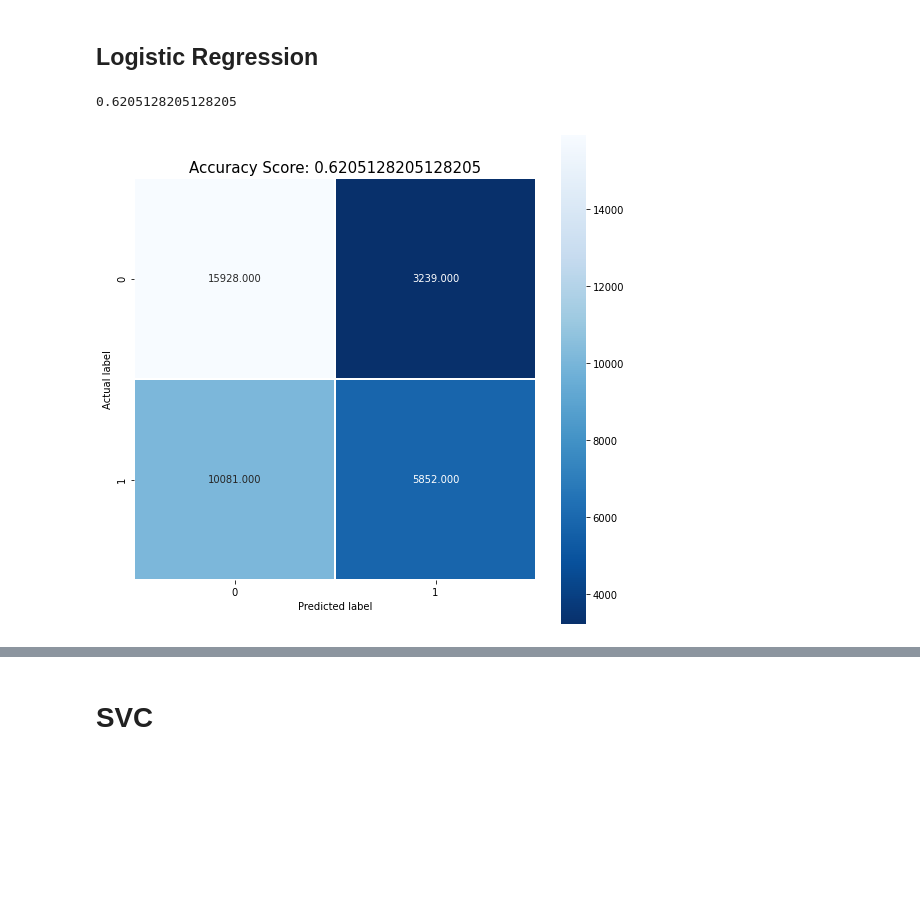
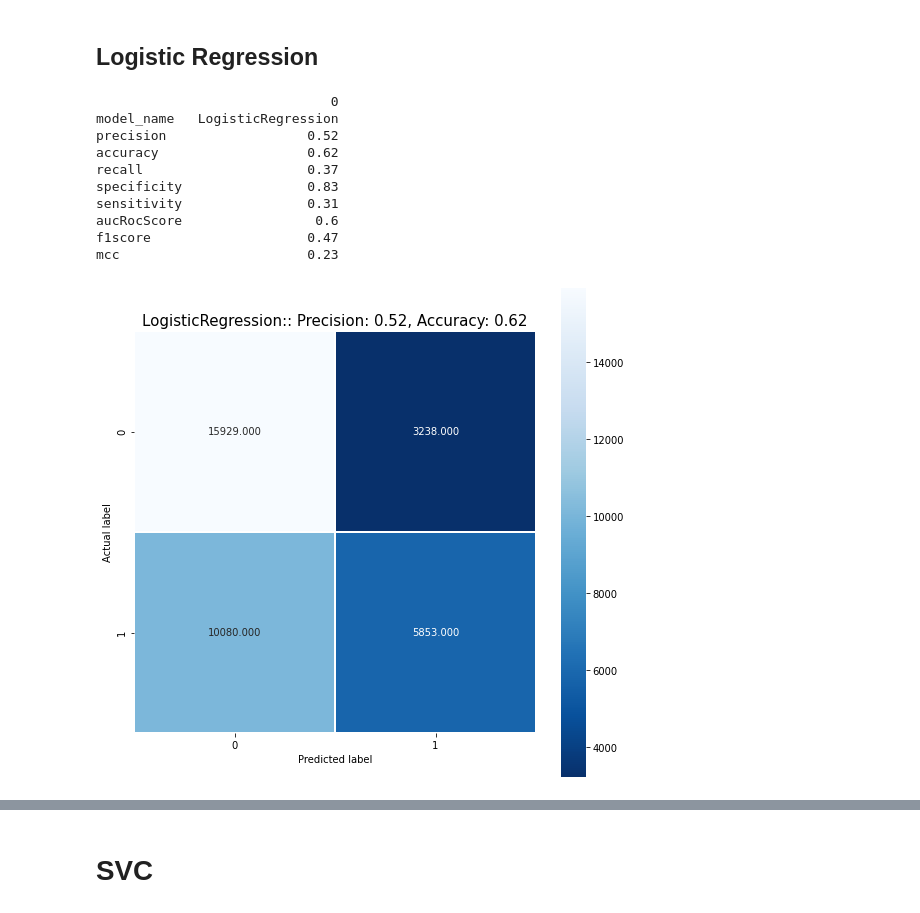
Before and after one commit to venkat15vk/INSIGHT, a Jupyter notebook: research/ML Analysis.ipynb, the cells around one changed output, grey strips where cells are left out. Cells and saved outputs as stored; diff of their text form; code cells hidden in the pictures; blank space fills up the shorter version.

```diff
--- a/research/ML Analysis.ipynb
+++ b/research/ML Analysis.ipynb
@@ -62,47 +154,32 @@ x_train, x_test, y_train, y_test = model_selection.train_test_split(X, y, train_
 # Create Model
 # %% [markdown]
 ## Logistic Regression
-# %%
-
-
-
-from sklearn.linear_model import LogisticRegression
-from sklearn import metrics
-import seaborn as sns
-
-
-logisticRegr = LogisticRegression()
-
-logit = logisticRegr.fit(x_train, y_train)
-#model = logisticRegr.fit(x_train, y_train)
-
-predictions = logisticRegr.predict(x_test)
-
-
-# Use score method to get accuracy of model
-
-#print (type(x_test))
-
-score = logisticRegr.score(x_test, y_test)
-print(score)
-
-# logistic regression confusion matrix
-
-cm = metrics.confusion_matrix(y_test, predictions)
-plt.figure(figsize=(9,9))
-sns.heatmap(cm, annot=True, fmt=".3f", linewidths=.5, square = True, cmap = 'Blues_r');
-plt.ylabel('Actual label');
-plt.xlabel('Predicted label');
-all_sample_title = 'Accuracy Score: {0}'.format(score)
-plt.title(all_sample_title, size = 15);
-
-
-# load the model
-
-
-model_name = 'LogisticRegression'
-model_file = str(modelFolder) + str(model_name) + '.pkl'
-pickle.dump(logit, open(model_file, 'wb'))
-# %% [output]
-0.6205128205128205
-[figure, removed]
+# %%
+
+
+
+from sklearn.linear_model import LogisticRegression
+
+logisticRegr = LogisticRegression()
+logit = logisticRegr.fit(x_train, y_train)
+
+# save the model
+model_name = 'LogisticRegression'
+model_file = str(modelFolder) + str(model_name) + '.pkl'
+pickle.dump(logit, open(model_file, 'wb'))
+
+predictions = logisticRegr.predict(x_test)
+
+fpr, tpr, accScore, aucRocScore, f1Score = findMetrics(model_name, y_test, predictions)
+# %% [output]
+                              0
+model_name   LogisticRegression
+precision                  0.52
+accuracy                   0.62
+recall                     0.37
+specificity                0.83
+sensitivity                0.31
+aucRocScore                 0.6
+f1score                    0.47
+mcc                        0.23
+[figure, added]
```
Also changed, not shown: parts of 32 cells of this notebook, 4 other files.
